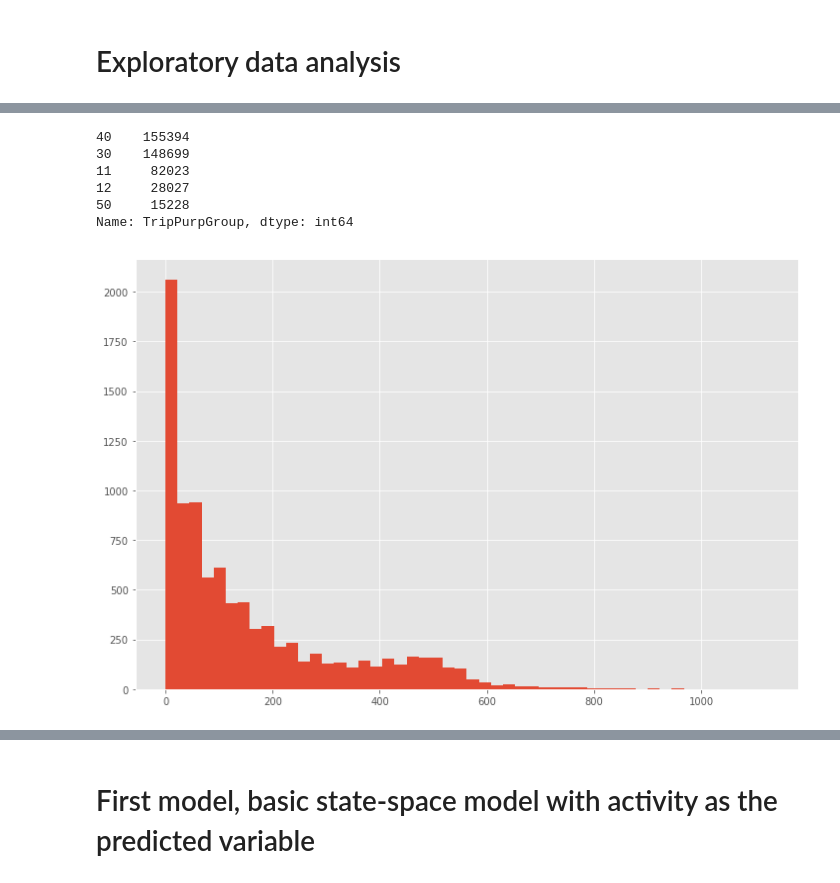
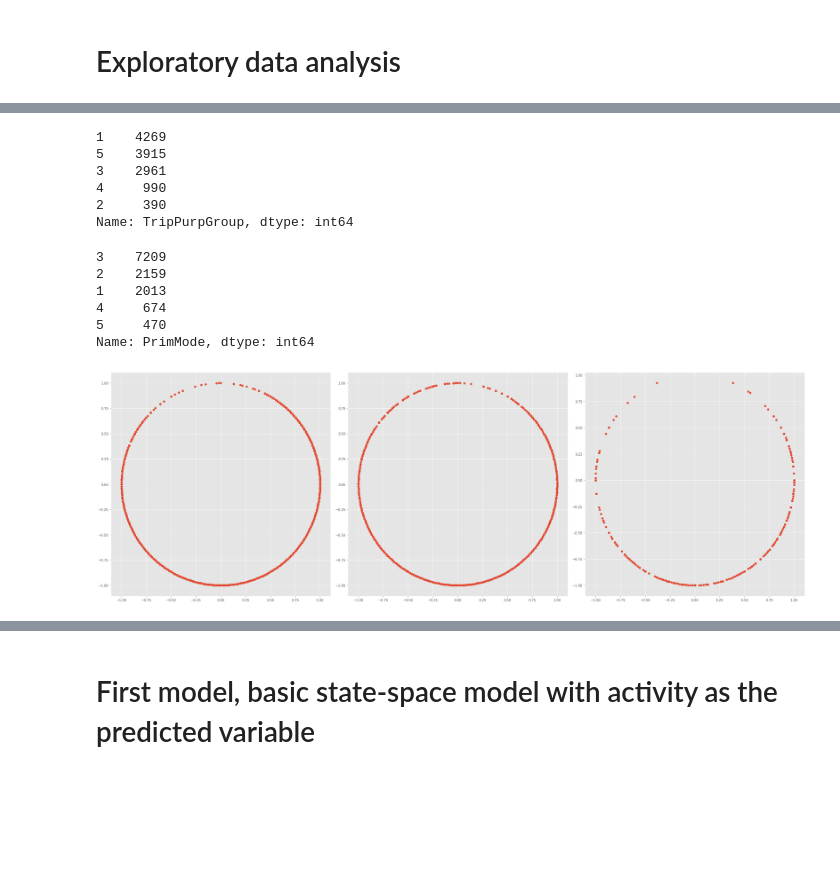
Before and after one commit to stas97/42186-model-based-machine-learning, a Jupyter notebook: Project/Untitled.ipynb, the cells around one changed output, grey strips where cells are left out. Drawn from its saved outputs; the diff is of its cells as text; code cells hidden in the pictures; blank space fills up the shorter version.

```diff
--- a/Project/Untitled.ipynb
+++ b/Project/Untitled.ipynb
@@ -210,9 +262,7 @@ df.head()
 # Tranforms the target variables into integers starting from 1
 A_dict  = dict(zip(set(df.TripPurpGroup), range(1,len(set(df.TripPurpGroup))+1)))
 L_dict  = dict(zip(set(df.DestMuncode), range(1,len(set(df.DestMuncode))+1)))
-MC_dict = dict(zip(set(df.PrimMode), range(1,len(set(df.PrimMode))+1)))
 df['TripPurpGroup'] = df['TripPurpGroup'].map(A_dict)
 df['DestMuncode']   = df['DestMuncode'].map(L_dict)
-df['PrimMode']      = df['PrimMode'].map(MC_dict)
 # %% [markdown]
 # Exploratory data analysis
@@ -225,13 +269,37 @@ plt.hist(trip_df.DestDwelTime, bins=80);
-# %%
-trip_df.TripPurpGroup.value_counts()
-# %% [output]
-40    155394
-30    148699
-11     82023
-12     28027
-50     15228
-Name: TripPurpGroup, dtype: int64
-# %%
-plt.hist(trip_df.DestDwelTime[trip_df.TripPurpGroup==50], bins=50);
-# %% [output]
-[figure, removed]
+# %%
+# In our sample of the data, leisure accounts for the most number of trips, followed by errands, wrokplace, and educational institution. Business seems to be a very small part of the total trips
+df.TripPurpGroup.value_counts()
+# %% [output]
+1    4269
+5    3915
+3    2961
+4     990
+2     390
+Name: TripPurpGroup, dtype: int64
+# %%
+## It can be seen that car is by far the most common mode choice for our sample, followed by biking, walking and public transport.
+#   However, public transport use is not very far from the "others" category o transport choice.
+df.PrimMode.value_counts()
+# %% [output]
+3    7209
+2    2159
+1    2013
+4     674
+5     470
+Name: PrimMode, dtype: int64
+# %%
+## After the reparametrization, we would expect to see a circle when we do a scatter plot of the time variables, if there are big gaps, we would expect to have some gaps in the time of the trips.
+#  There seems to be a small gap in there, however, it is not huge.
+gridsize = (1, 3)
+fig = plt.figure(figsize=(30, 10))
+ax1 = plt.subplot2grid(gridsize, (0, 0))
+ax2 = plt.subplot2grid(gridsize, (0, 1))
+ax3 = plt.subplot2grid(gridsize, (0, 2))
+
+ax1.scatter(df[df['DDT_wd']==1]['HH_1'], df[df['DDT_wd']==1]['HH_2']);
+ax2.scatter(df[df['DDT_we']==1]['HH_1'], df[df['DDT_we']==1]['HH_2']);
+ax3.scatter(df[(df['DDT_wd']==0) & (df['DDT_we']==0)]['HH_1'], df[(df['DDT_wd']==0) & (df['DDT_we']==0)]['HH_2']);
+
+plt.tight_layout()
+# %% [output]
+[figure, added]
```
Also changed, not shown: parts of 85 cells of this notebook, 3 other files.
